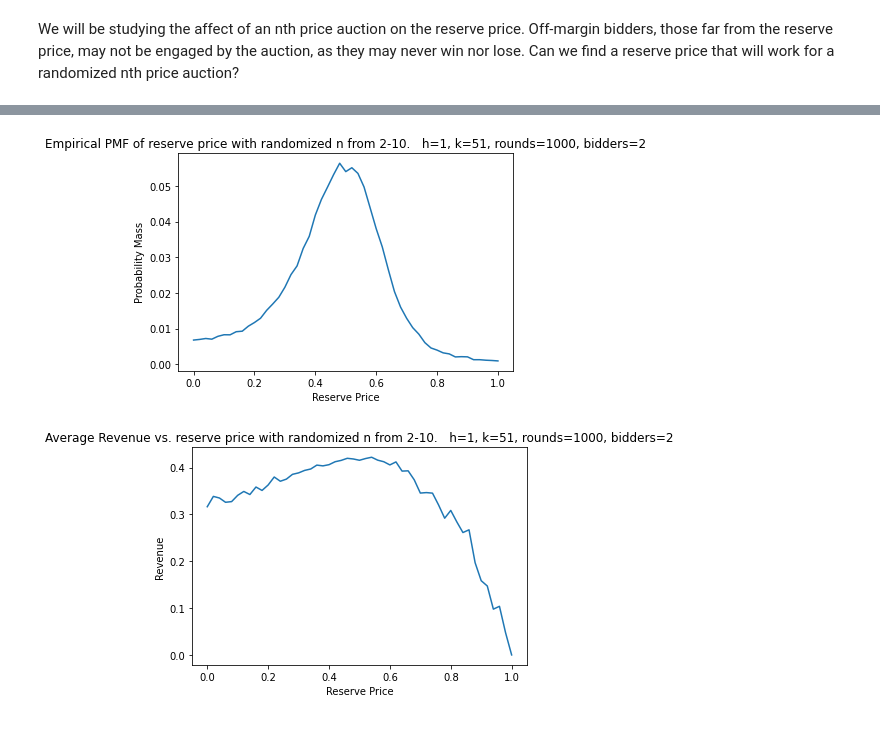
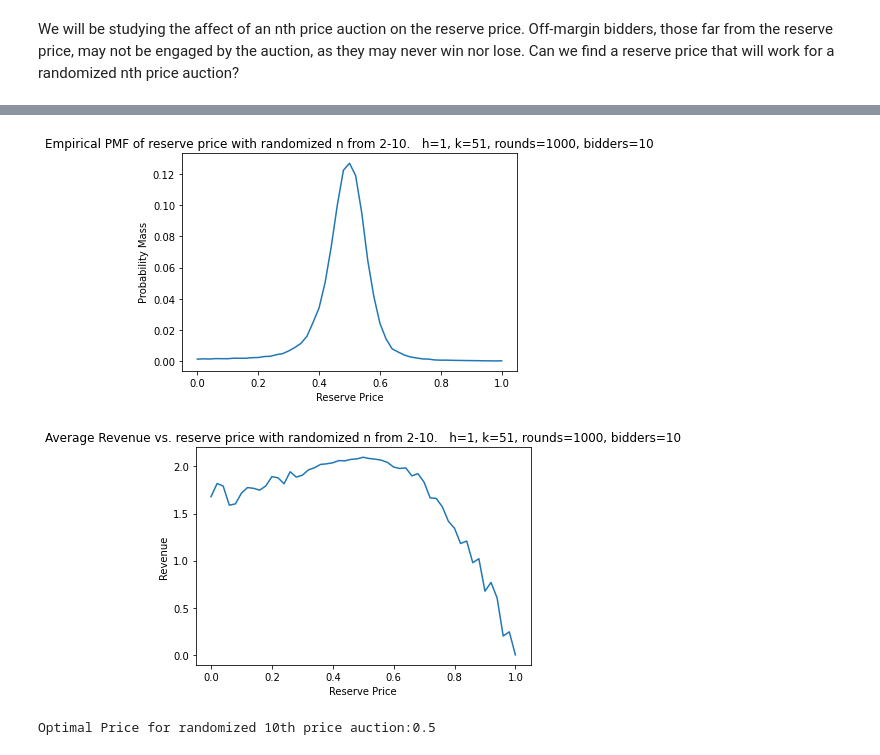
Before and after one commit to abugler/om_project_4, a Jupyter notebook: part_1.ipynb, the cells around one changed output, grey strips where cells are left out. Cells and saved outputs as stored; diff of their text form; code cells hidden in the pictures.

```diff
--- a/part_1.ipynb
+++ b/part_1.ipynb
@@ -62,10 +67,11 @@ plt.show()
 # %%
-min_n = 3
+min_n = 2
 max_n = 10
 # range is [min_n, max_n)
-price_count_nth = np.zeros((7, discretization))
-revenue_nth = np.zeros((7, discretization))
+price_count_nth = np.zeros((max_n - min_n, discretization))
+revenue_nth = np.zeros((max_n - min_n, discretization))
 
+bidders = 10
 for i in range(iterations):
     for n in range(min_n, max_n):
         bids = random.rand(bidders, rounds)
@@ -129,20 +135,22 @@ revenue_rand = np.where(price_count_rand > 0, revenue_rand / price_count_rand, p
 # %%
 price_probabilities_rand = normalize(price_count_rand)
 discretized_prices = np.linspace(0, h, num=discretization)
 plt.plot(discretized_prices, price_probabilities_rand)
 plt.title("Empirical PMF of reserve price with randomized n from 2-10.   "
          f"h={1}, k={discretization}, rounds={rounds}, bidders={bidders}")
 plt.xlabel("Reserve Price")
 plt.ylabel("Probability Mass")
 plt.show()
 
 plt.plot(discretized_prices, revenue_rand)
 plt.title("Average Revenue vs. reserve price with randomized n from 2-10.   "
          f"h={1}, k={discretization}, rounds={rounds}, bidders={bidders}")
 plt.xlabel("Reserve Price")
 plt.ylabel("Revenue")
 plt.show()
-print("Optimal Price for randomized 10th auction")
+print("Optimal Price for randomized 10th price auction:"
+     f"{discretized_prices[revenue_rand.argmax()]}")
 # %% [output]
-[figure, old version]
+[figure, new version]
-[figure, old version]
+[figure, new version]
+Optimal Price for randomized 10th price auction:0.5
```
Also changed, not shown: parts of 5 cells of this notebook, 7 other files.
